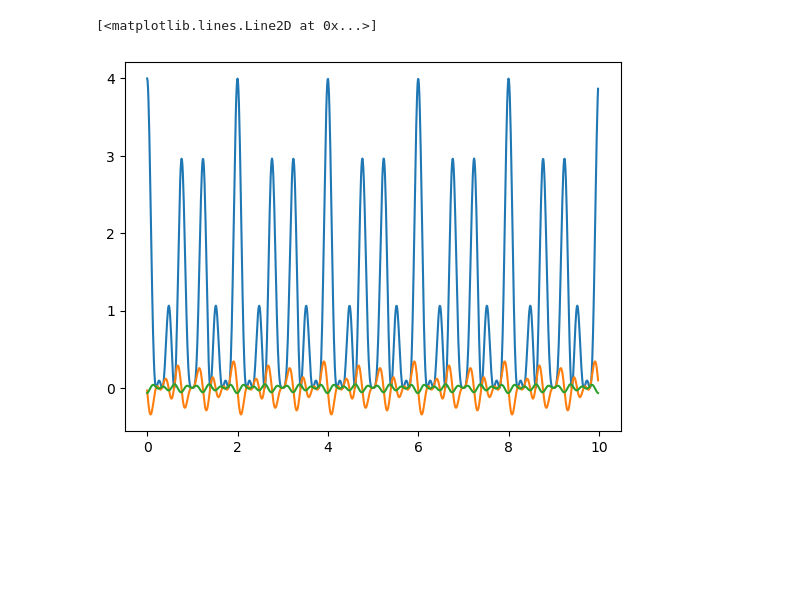
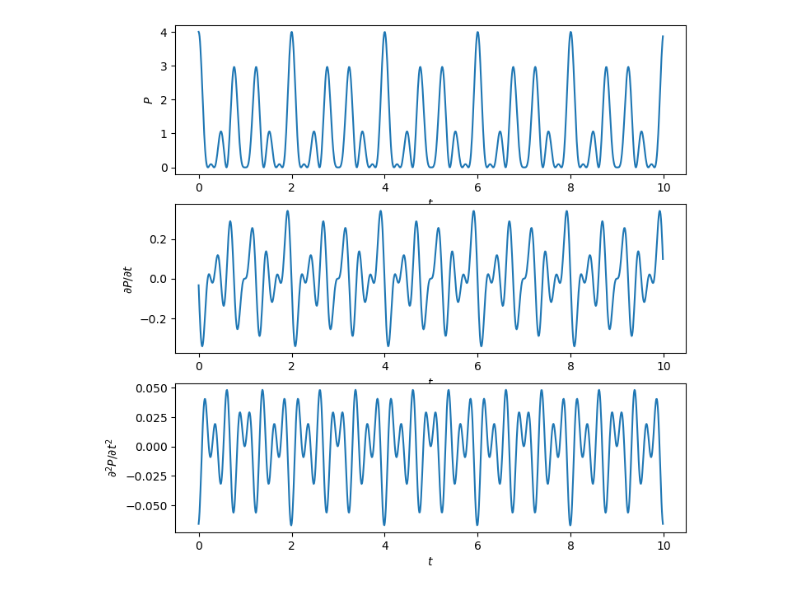
Before and after one commit to calvinzhe/calvinzhe.github.io, a Jupyter notebook: notebooks/second_harmonic_generation.ipynb, the cells around one changed output. Cells and saved outputs as stored; diff of their text form; code cells hidden in the pictures; blank space fills up the shorter version.

```diff
--- a/notebooks/second_harmonic_generation.ipynb
+++ b/notebooks/second_harmonic_generation.ipynb
@@ -1,22 +29,34 @@
 # %%
 import numpy as np
 from matplotlib import pyplot as plt
+#from matplotlib import rcParams
+#rcParams['text.usetex']=True
 
 t = np.linspace(0,10,1000)
 f1 = 0.5
 f2 = 2
 E = np.cos(f1*2*np.pi*t) + np.cos(f2*2*np.pi*t)
 P = E**2
 dP = np.diff(P)
 d2P = np.diff(dP)
 
 t = t[:-2]
 P = P[:-2]
 dP = dP[:-1]
 
+plt.figure(figsize=(8,8))
+plt.subplot(3,1,1)
 plt.plot(t,P)
+plt.xlabel('$t$')
+plt.ylabel('$P$')
+plt.subplot(3,1,2)
 plt.plot(t,dP)
+plt.xlabel('$t$')
+plt.ylabel('$\partial P/\partial t$')
+plt.subplot(3,1,3)
 plt.plot(t,d2P)
+plt.ylabel('$\partial^2 P/\partial t^2$')
+plt.xlabel('$t$')
+plt.show()
 # %% [output]
-[<matplotlib.lines.Line2D at 0x...>]
-[figure, old version]
+[figure, new version]
```
Also changed, not shown: parts of 12 cells of this notebook, 4 other files.
